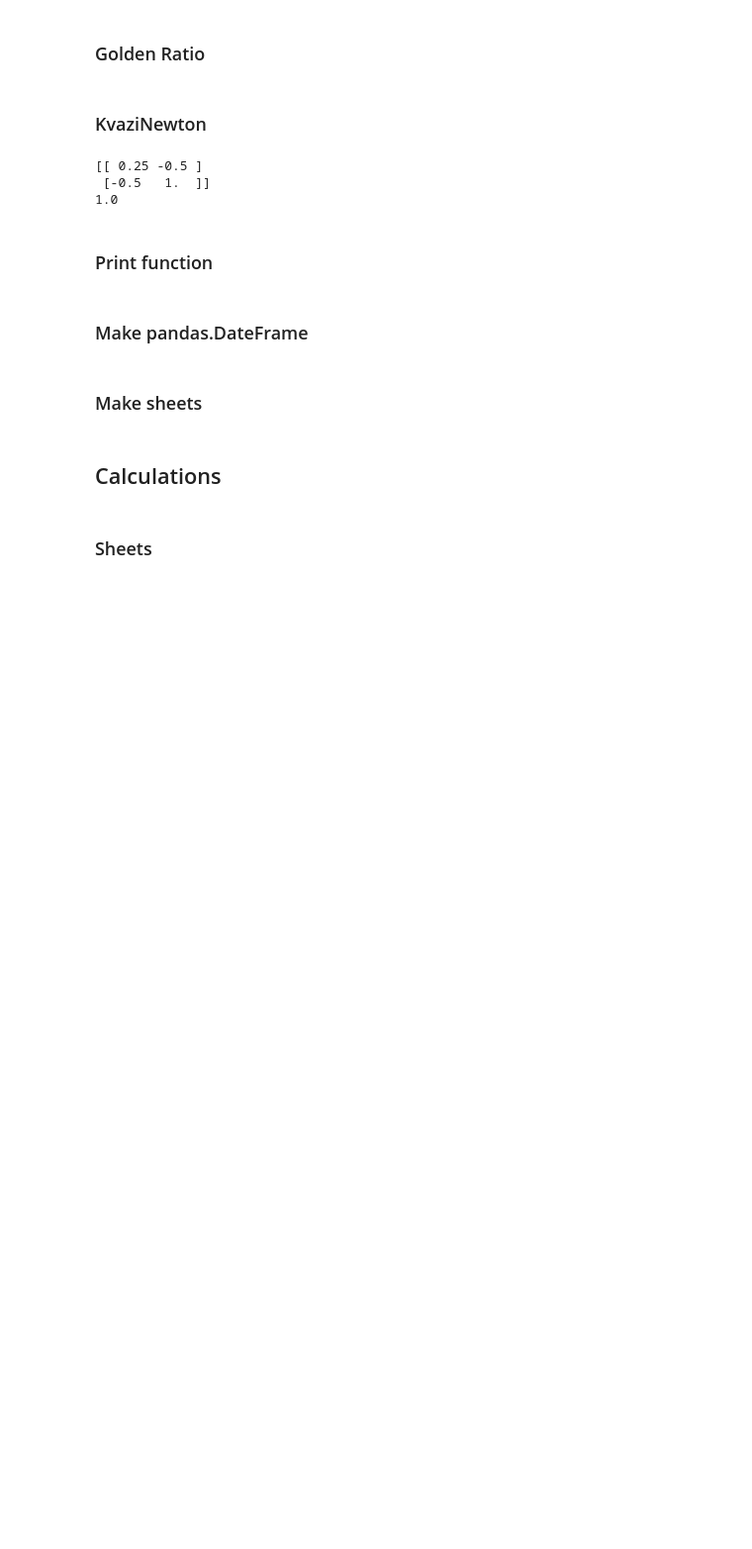
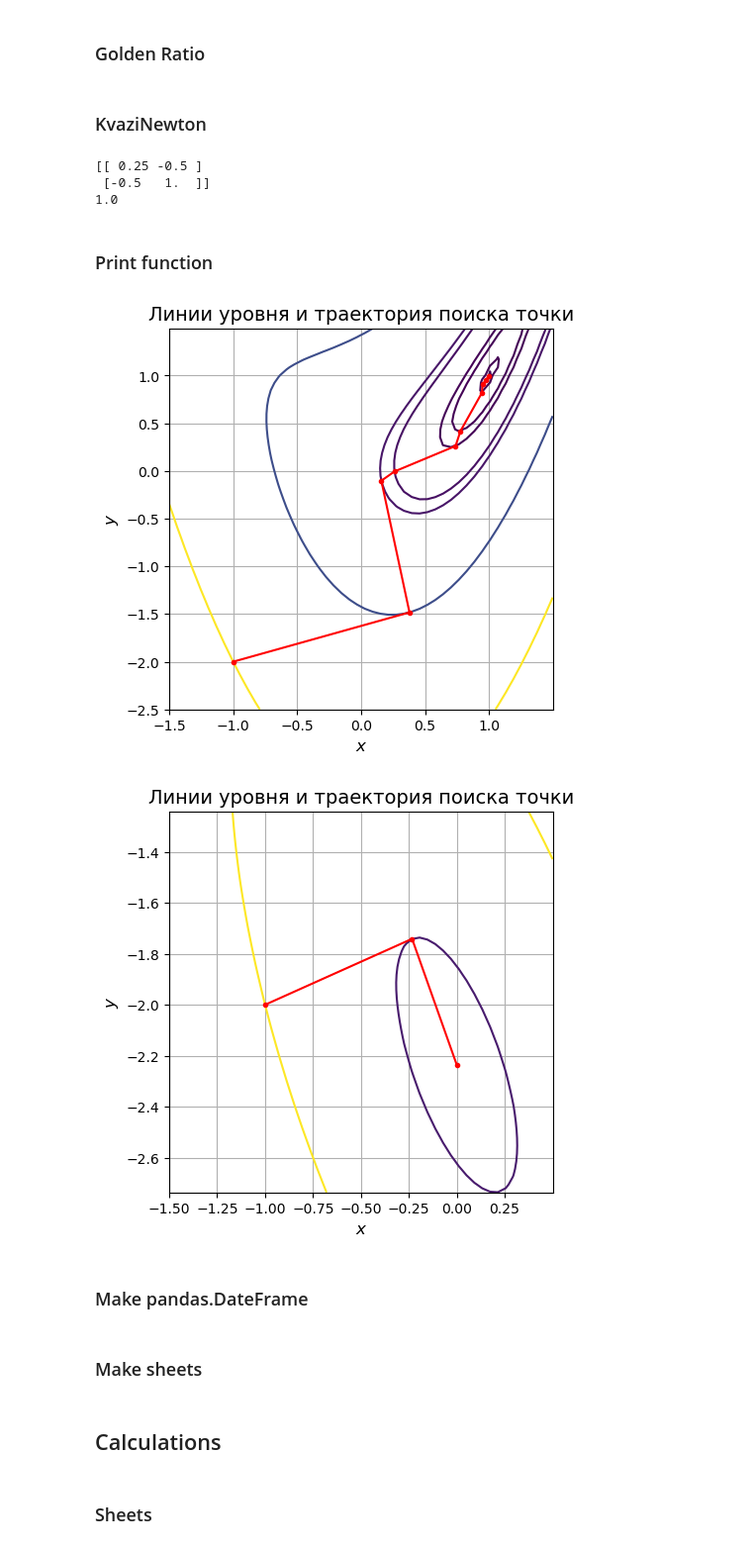
Before and after one commit to sanonesan/optimization_methods_labs, a Jupyter notebook: lab5/lab5.ipynb, the cells around one changed output. Shown: that part at 99% size. Cells and saved outputs as stored; diff of their text form; code cells hidden in the pictures; blank space fills up the shorter version.

```diff
--- a/lab5/lab5.ipynb
+++ b/lab5/lab5.ipynb
@@ -357,26 +414,43 @@ def print_res(foo, x0 = x0, e_help = 2, flag = 0, flag1 = 0):
 # %%
 import numpy as np
 import math
 
+x0 = [-1, -2]
+
 alpha = 1
 foo = lambda x, y: alpha * (x**2 - y)**2 + (x - 1)**2
-#foo = lambda x, y: 5*x**2 + 4* x * y + 2 * y**2 + 4 * math.sqrt(5) * (x +  y) -35
+
+
+
+x_min, xk, w_norm, n_f, n_g , n_d = newton_method(foo, eps, x0, 2, 0)
+
+a = draw_counterplot(x_min, xk, 0, foo)
+
+
+foo = lambda x, y: 5*x**2 + 4* x * y + 2 * y**2 + 4 * math.sqrt(5) * (x +  y) -35
 # h = lambdify((x_, y_), [[diff(foo(x_, y_), x_, 2), diff(foo(x_, y_), x_, y_)], [diff(foo(x_, y_), y_, x_), diff(foo(x_, y_), y_, 2)]], 'numpy')
 # H = lambda x: np.array(h(x[0],x[1]))
 
-x0 = [-1, -2]
+x_min, xk, w_norm, n_f, n_g , n_d = newton_method(foo, eps, x0, 2, 0)
+#x_min, xk, w_norm, n_f, n_g , n_d= newton_method(foo, eps, x0, i, flag1)
 
-print_res(foo, x0, 2, 1, 1)
+b = draw_counterplot(x_min, xk, 0, foo)
+
+#plt.show()
+#print_res(foo, x0, 2, 1, 1)
 
 #x_min, xk, w_norm, n_f, n_g , n_d, n_hess = newton_method(foo, eps, x0, 3, 4, 0)
 #draw_al|l(x0, x_min, xk, w_norm, 0, foo, 30, -20)
 #draw_all(x0, x_min, xk, w_norm, 0, foo, 45, 170)
 
 
 # alpha = 200
 # foo = lambda x, y: alpha * (x**2 - y)**2 + (x - 1)**2
 
 # print_res(foo, x0, 2)
+# %% [output]
+[figure, added]
+[figure, added]
 # %% [markdown]
 <H3> Make pandas.DateFrame </H3>
 # %%
```
Also changed, not shown: parts of 4 cells of this notebook, 2 other files.
